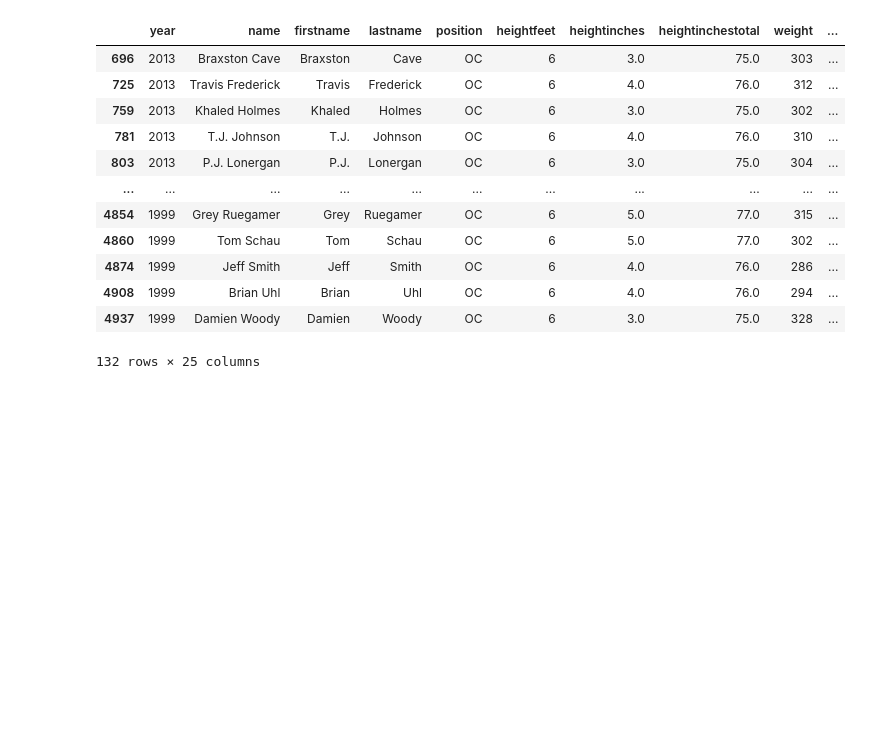
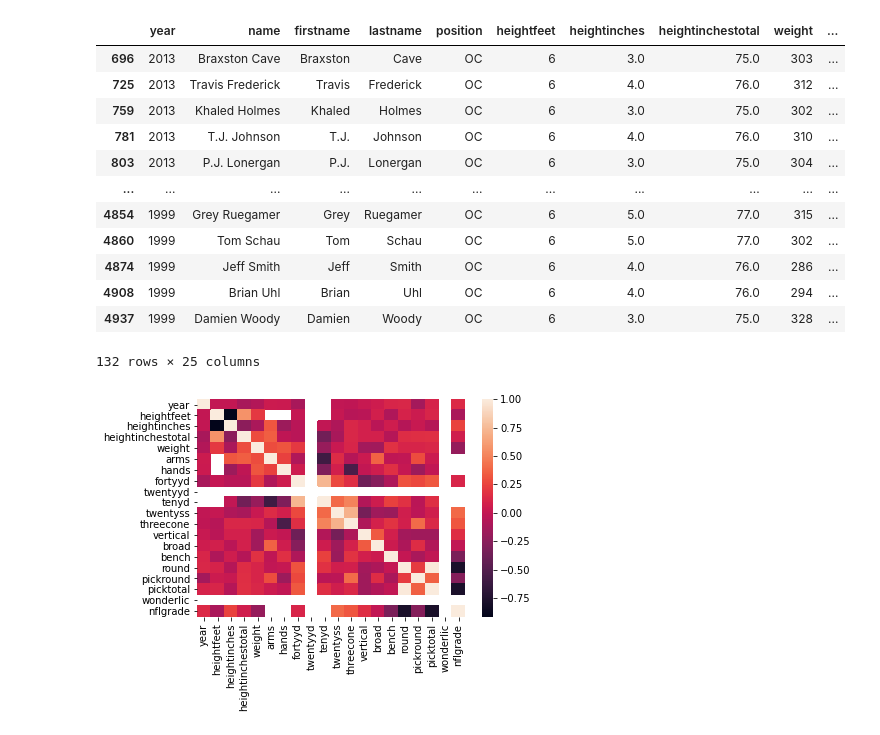
Before and after one commit to Pranav-Sukumar/NFL_Combine_Analysis, a Jupyter notebook: Seenu_Initial_Analysis/SeenuNFL.ipynb, the cells around one changed output. Cells and saved outputs as stored; diff of their text form; code cells hidden in the pictures; blank space fills up the shorter version.

```diff
--- a/Seenu_Initial_Analysis/SeenuNFL.ipynb
+++ b/Seenu_Initial_Analysis/SeenuNFL.ipynb
@@ -98,3 +100,11 @@ oc_data
 | 4908 | 1999 | Brian Uhl | Brian | Uhl | OC | 6 | 4.0 | 76.0 | 294 | ... |
 | 4937 | 1999 | Damien Woody | Damien | Woody | OC | 6 | 3.0 | 75.0 | 328 | ... |
 132 rows × 25 columns
+# %%
+sns.heatmap(ilb_data.corr())
+ilb_var = {}
+for col in ilb_data:
+    if (ilb_data.var().get(col) != None):
+        ilb_var[col] = (ilb_data.var().get(col))
+# %% [output]
+[figure, added]
```
Also changed, not shown: parts of 10 cells of this notebook.
